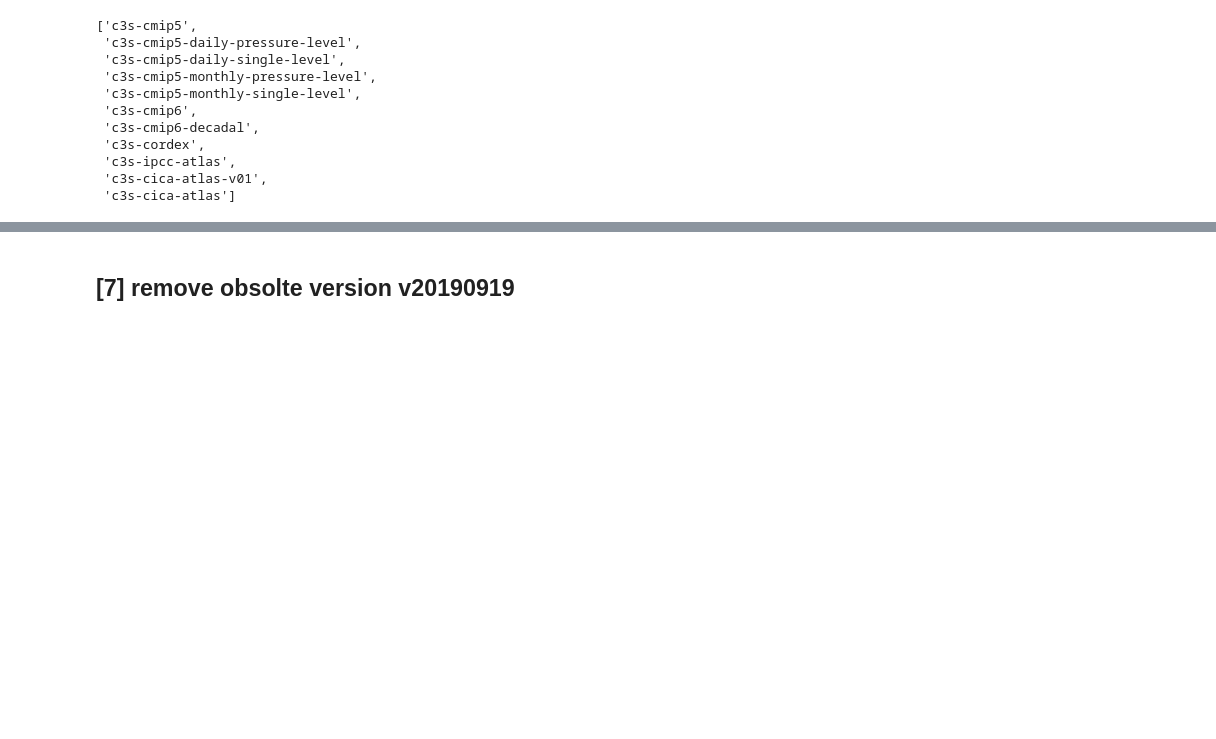
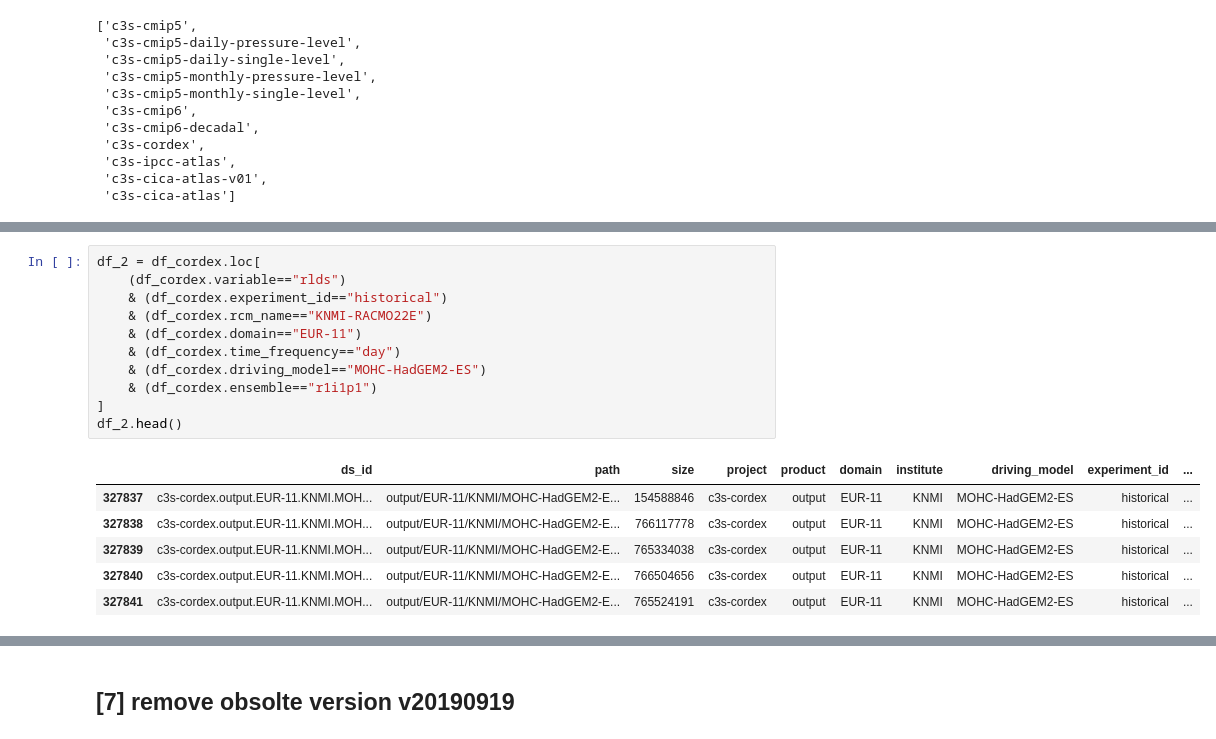
Before and after one commit to cp4cds/c3s_34g_manifests, a Jupyter notebook: notebooks/cordex-fix-catalog_20250703.ipynb, the cells around one changed output, grey strips where cells are left out. Cells and saved outputs as stored; diff of their text form; blank space fills up the shorter version.

```diff
--- a/notebooks/cordex-fix-catalog_20250703.ipynb
+++ b/notebooks/cordex-fix-catalog_20250703.ipynb
@@ -41,0 +51,18 @@ df_cordex
+# %%
+df_2 = df_cordex.loc[
+    (df_cordex.variable=="rlds")
+    & (df_cordex.experiment_id=="historical")
+    & (df_cordex.rcm_name=="KNMI-RACMO22E")
+    & (df_cordex.domain=="EUR-11")
+    & (df_cordex.time_frequency=="day")
+    & (df_cordex.driving_model=="MOHC-HadGEM2-ES")
+    & (df_cordex.ensemble=="r1i1p1")
+]
+df_2.head()
+# %% [output]
+|  | ds_id | path | size | project | product | domain | institute | driving_model | experiment_id | ... |
+| 327837 | c3s-cordex.output.EUR-11.KNMI.MOH... | output/EUR-11/KNMI/MOHC-HadGEM2-E... | 154588846 | c3s-cordex | output | EUR-11 | KNMI | MOHC-HadGEM2-ES | historical | ... |
+| 327838 | c3s-cordex.output.EUR-11.KNMI.MOH... | output/EUR-11/KNMI/MOHC-HadGEM2-E... | 766117778 | c3s-cordex | output | EUR-11 | KNMI | MOHC-HadGEM2-ES | historical | ... |
+| 327839 | c3s-cordex.output.EUR-11.KNMI.MOH... | output/EUR-11/KNMI/MOHC-HadGEM2-E... | 765334038 | c3s-cordex | output | EUR-11 | KNMI | MOHC-HadGEM2-ES | historical | ... |
+| 327840 | c3s-cordex.output.EUR-11.KNMI.MOH... | output/EUR-11/KNMI/MOHC-HadGEM2-E... | 766504656 | c3s-cordex | output | EUR-11 | KNMI | MOHC-HadGEM2-ES | historical | ... |
+| 327841 | c3s-cordex.output.EUR-11.KNMI.MOH... | output/EUR-11/KNMI/MOHC-HadGEM2-E... | 765524191 | c3s-cordex | output | EUR-11 | KNMI | MOHC-HadGEM2-ES | historical | ... |
```
Also changed, not shown: parts of 20 cells of this notebook.
